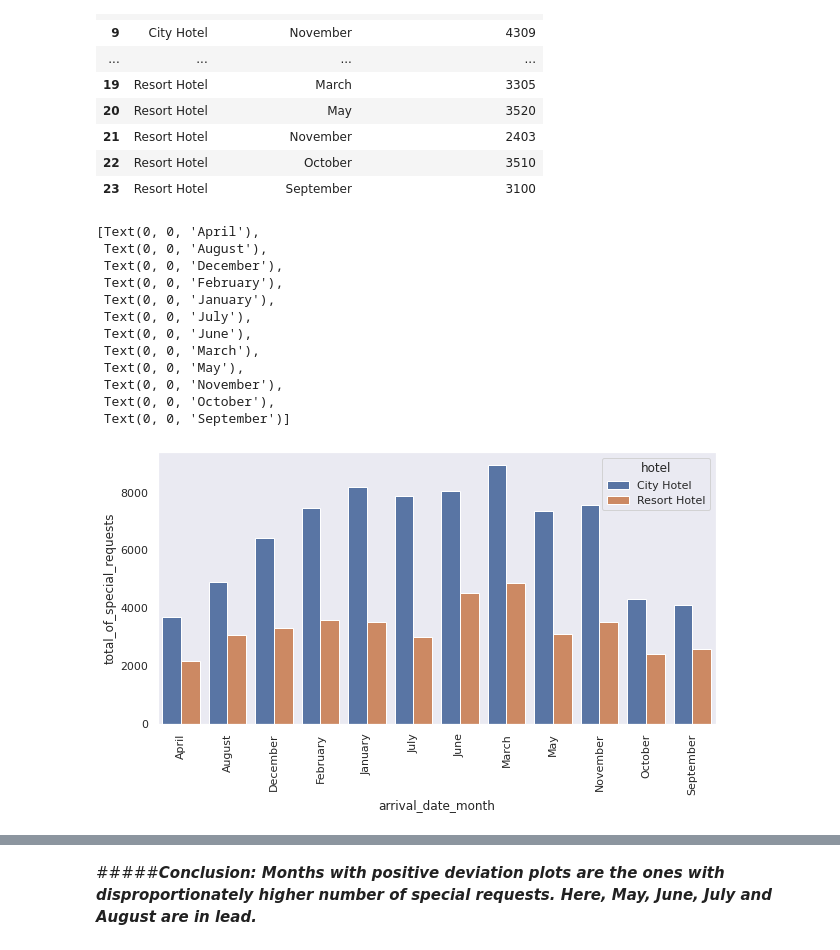
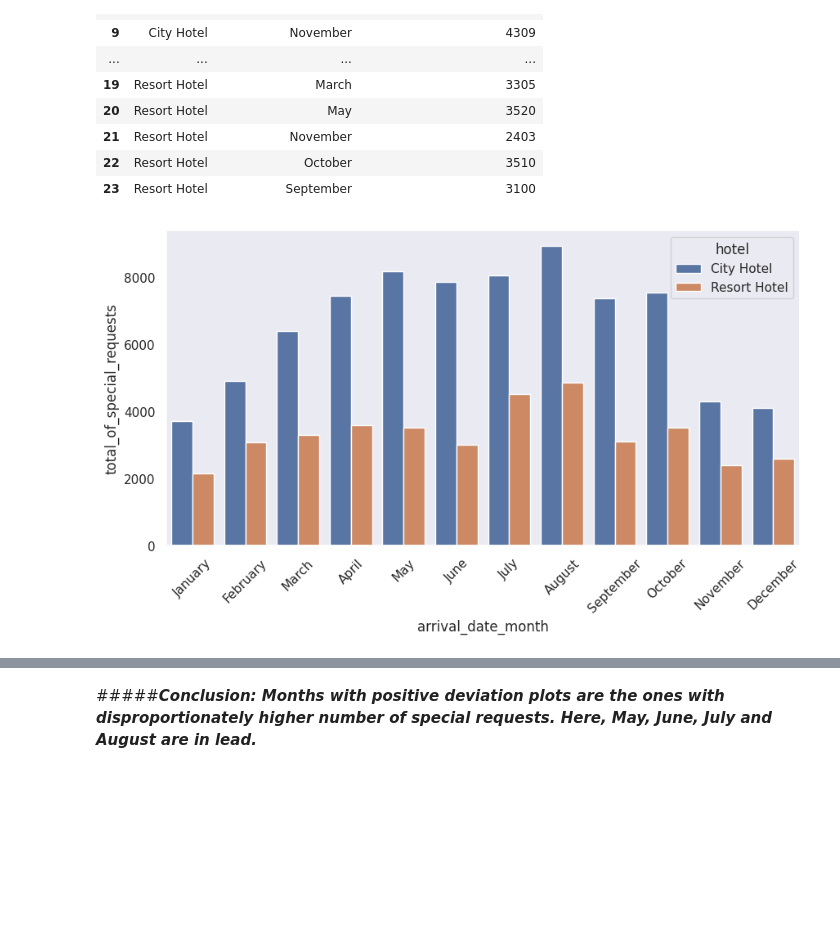
Before and after one commit to Bprs68/Hotel-Booking-Analysis, a Jupyter notebook: Hotel_Booking_Analysis_Capstone_Project.ipynb, the cells around one changed output, grey strips where cells are left out. Saved outputs shown, nothing was run; the diff lists cells and outputs as text; code cells hidden in the pictures; blank space fills up the shorter version.

```diff
--- a/Hotel_Booking_Analysis_Capstone_Project.ipynb
+++ b/Hotel_Booking_Analysis_Capstone_Project.ipynb
@@ -23,6 +23,6 @@ Drive already mounted at /content/drive; to attempt to forcibly remount, call dr
 # %%
 #Setting up the Folder Path where the file is kept
-folder_path='/content/drive/MyDrive/Colab Notebooks/EDA Hotel Booking/'
+folder_path='/content/drive/MyDrive/AlmaBetter/Capstone Projects/Capstone Project - EDA _/Data/'
 df=pd.read_csv(folder_path+'Hotel Bookings.csv')
 # %%
 #Getting the shape of the DataFrame
@@ -487,22 +504,11 @@ total_requests
 # %%
 #creating a barplot to represetn total of special requests each month in both the hotels
 # sns.set(rc={'figure.figsize':(11.7,8.27)})
-p = sns.barplot (y= 'total_of_special_requests', x= 'arrival_date_month', data= total_requests, hue= 'hotel', order= month_sorted)
-p.set_xticklabels(labels=total_requests['arrival_date_month'].tolist(),rotation=90)
+p = sns.barplot(y='total_of_special_requests', x='arrival_date_month', data=total_requests, hue='hotel', order=month_sorted)
+p.set_xticklabels(p.get_xticklabels(), rotation=45)
+plt.show()
 # %% [output]
-[Text(0, 0, 'April'),
- Text(0, 0, 'August'),
- Text(0, 0, 'December'),
- Text(0, 0, 'February'),
- Text(0, 0, 'January'),
- Text(0, 0, 'July'),
- Text(0, 0, 'June'),
- Text(0, 0, 'March'),
- Text(0, 0, 'May'),
- Text(0, 0, 'November'),
- Text(0, 0, 'October'),
- Text(0, 0, 'September')]
-[figure, old version]
+[figure, new version]
 # %%
 #Finding which months had disproportionally higher number of special requests
 
```
Also changed, not shown: parts of 19 cells of this notebook.
